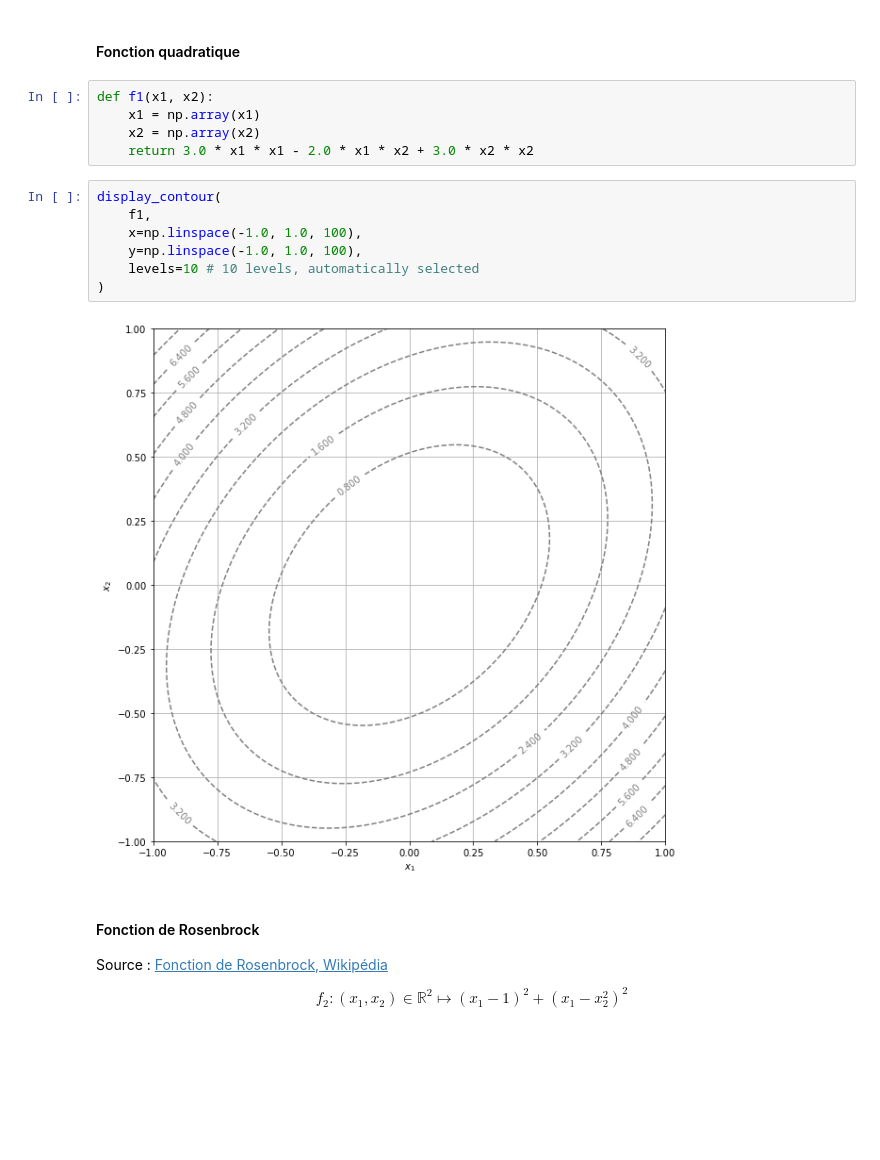
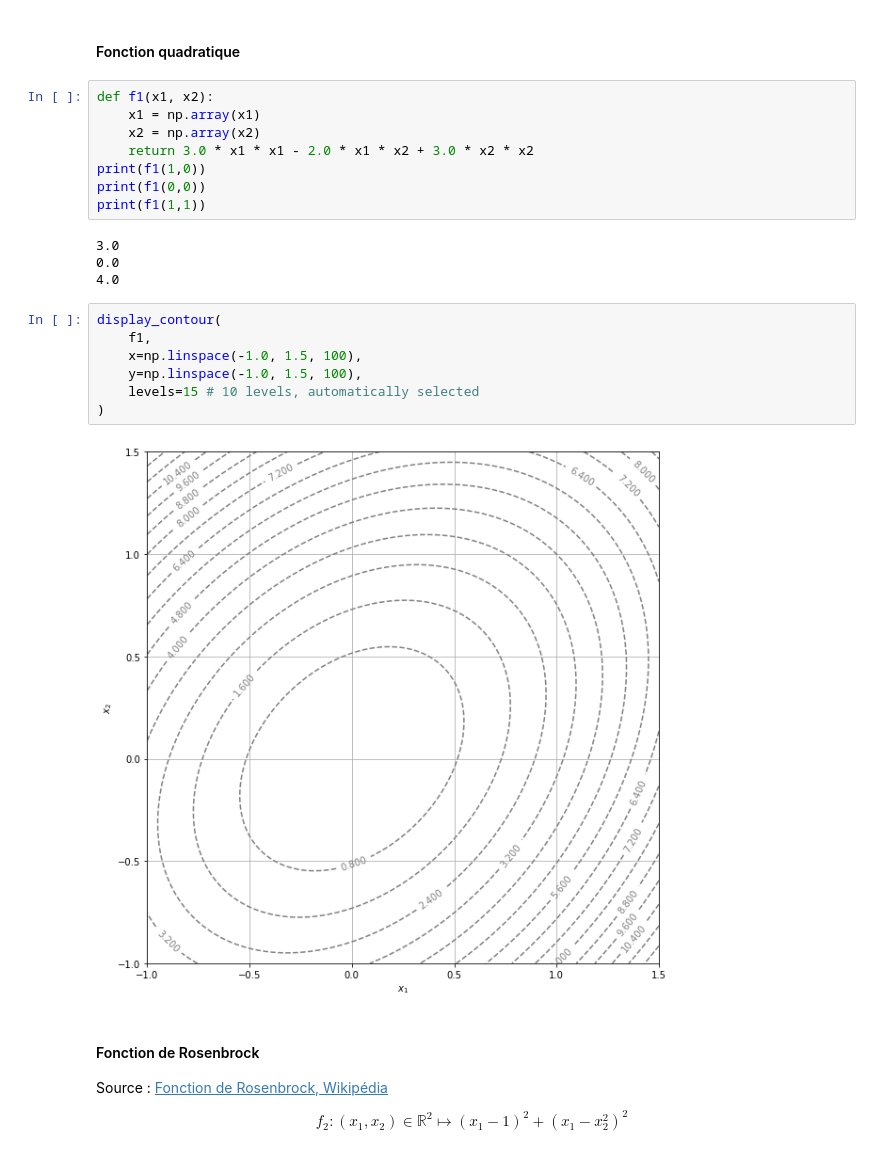
Before and after one commit to florian6973/courbes-de-niveau, a Jupyter notebook: Courbes de niveau - Enoncé.ipynb, the cells around one changed output. Cells and saved outputs as stored; diff of their text form; blank space fills up the shorter version.

```diff
--- a/Courbes de niveau - Enoncé.ipynb
+++ b/Courbes de niveau - Enoncé.ipynb
@@ -149,15 +149,22 @@ def f1(x1, x2):
     x1 = np.array(x1)
     x2 = np.array(x2)
     return 3.0 * x1 * x1 - 2.0 * x1 * x2 + 3.0 * x2 * x2
+print(f1(1,0))
+print(f1(0,0))
+print(f1(1,1))
+# %% [output]
+3.0
+0.0
+4.0
 # %%
 display_contour(
     f1,
-    x=np.linspace(-1.0, 1.0, 100),
-    y=np.linspace(-1.0, 1.0, 100),
-    levels=10 # 10 levels, automatically selected
+    x=np.linspace(-1.0, 1.5, 100),
+    y=np.linspace(-1.0, 1.5, 100),
+    levels=15 # 10 levels, automatically selected
 )
 # %% [output]
-[figure, old version]
+[figure, new version]
 # %% [markdown]
 #### Fonction de Rosenbrock
 
```
Also changed, not shown: parts of 8 cells of this notebook.
